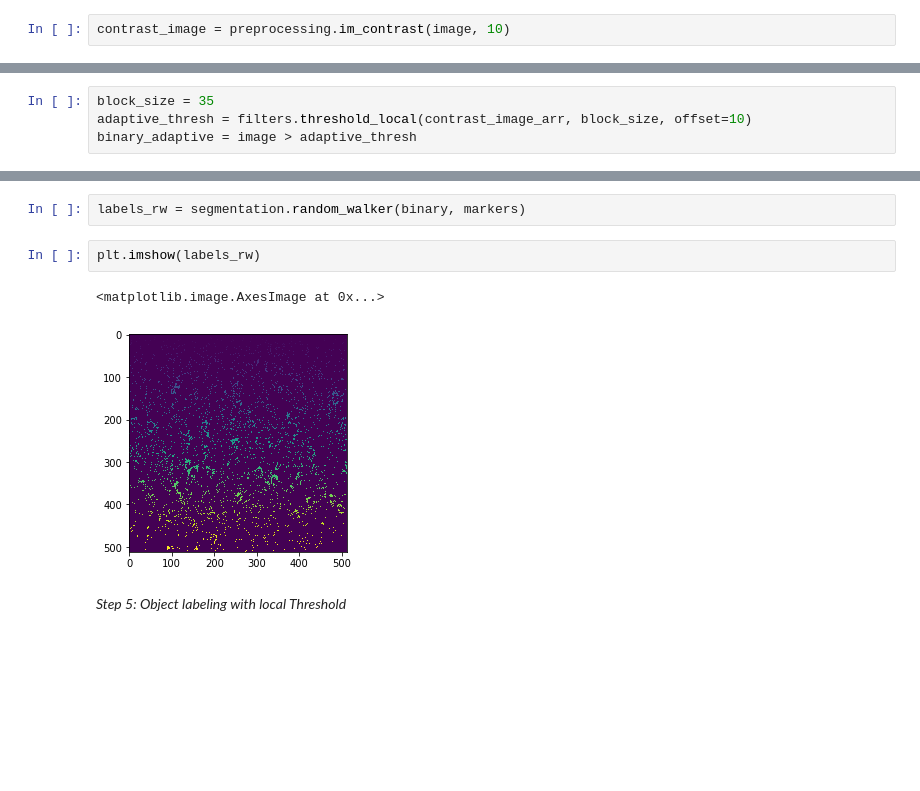
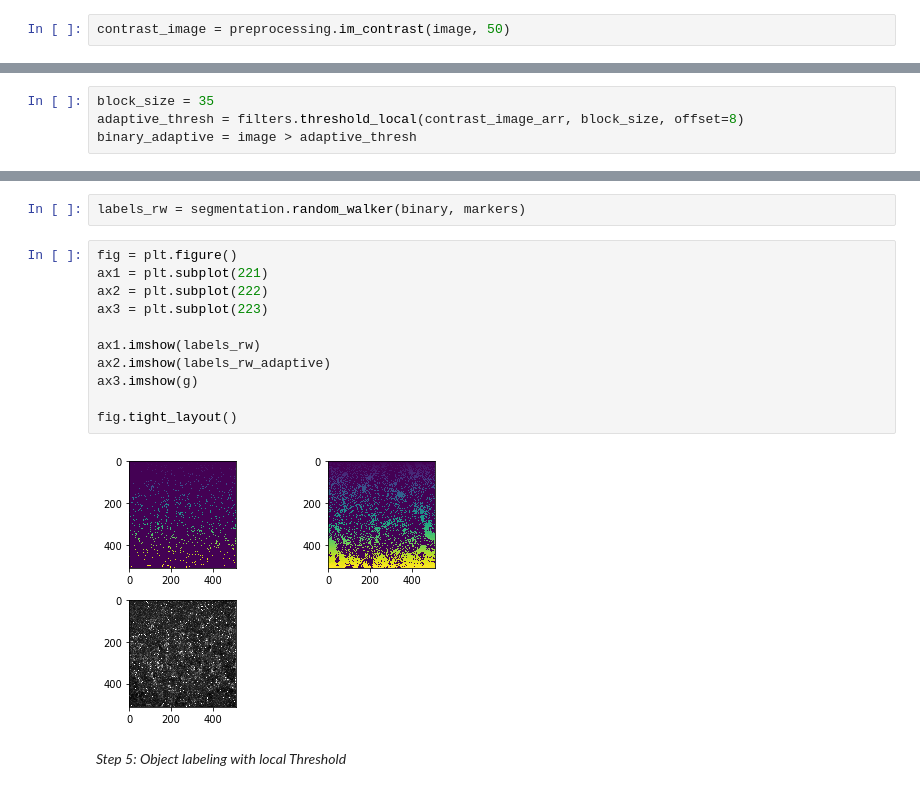
Before and after one commit to hhelmbre/Rockstar-Lifestyle, a Jupyter notebook: examples/Object-Statistics.ipynb, the cells around one changed output, grey strips where cells are left out. Saved outputs shown, nothing was run; the diff lists cells and outputs as text; blank space fills up the shorter version.

Commit message:
Played along with contrast and box values to see if it made the objectification stronger... it didn't seem to make a huge visual difference.

```diff
--- a/examples/Object-Statistics.ipynb
+++ b/examples/Object-Statistics.ipynb
@@ -45,7 +45,7 @@ r,g,b = im.split()
 # %%
 image = np.array(g)
 # %%
-contrast_image = preprocessing.im_contrast(image, 10)
+contrast_image = preprocessing.im_contrast(image, 50)
 # %%
 contrast_image_arr = np.array(contrast_image)
 # %% [markdown]
@@ -67,7 +67,7 @@ __Step 4: Local Threshold__
 Question for me: how do you figure out what block size to use in local thresholding? - seems like i could easily introduce bias here
 # %%
 block_size = 35
-adaptive_thresh = filters.threshold_local(contrast_image_arr, block_size, offset=10)
+adaptive_thresh = filters.threshold_local(contrast_image_arr, block_size, offset=8)
 binary_adaptive = image > adaptive_thresh
 # %% [markdown]
 *Step 5: Find all eight connection items in the binary mask*
@@ -79,11 +79,19 @@ markers = morphology.label(local_maxi)
 markers[~binary] = -1
 # %%
 labels_rw = segmentation.random_walker(binary, markers)
-# %%
-plt.imshow(labels_rw)
-# %% [output]
-<matplotlib.image.AxesImage at 0x...>
-[figure, removed]
+# %%
+fig = plt.figure()
+ax1 = plt.subplot(221)
+ax2 = plt.subplot(222)
+ax3 = plt.subplot(223)
+
+ax1.imshow(labels_rw)
+ax2.imshow(labels_rw_adaptive)
+ax3.imshow(g)
+
+fig.tight_layout()
+# %% [output]
+[figure, added]
 # %% [markdown]
 *Step 5: Object labeling with local Threshold*
 # %%
```
Also changed, not shown: parts of 2 cells of this notebook.
